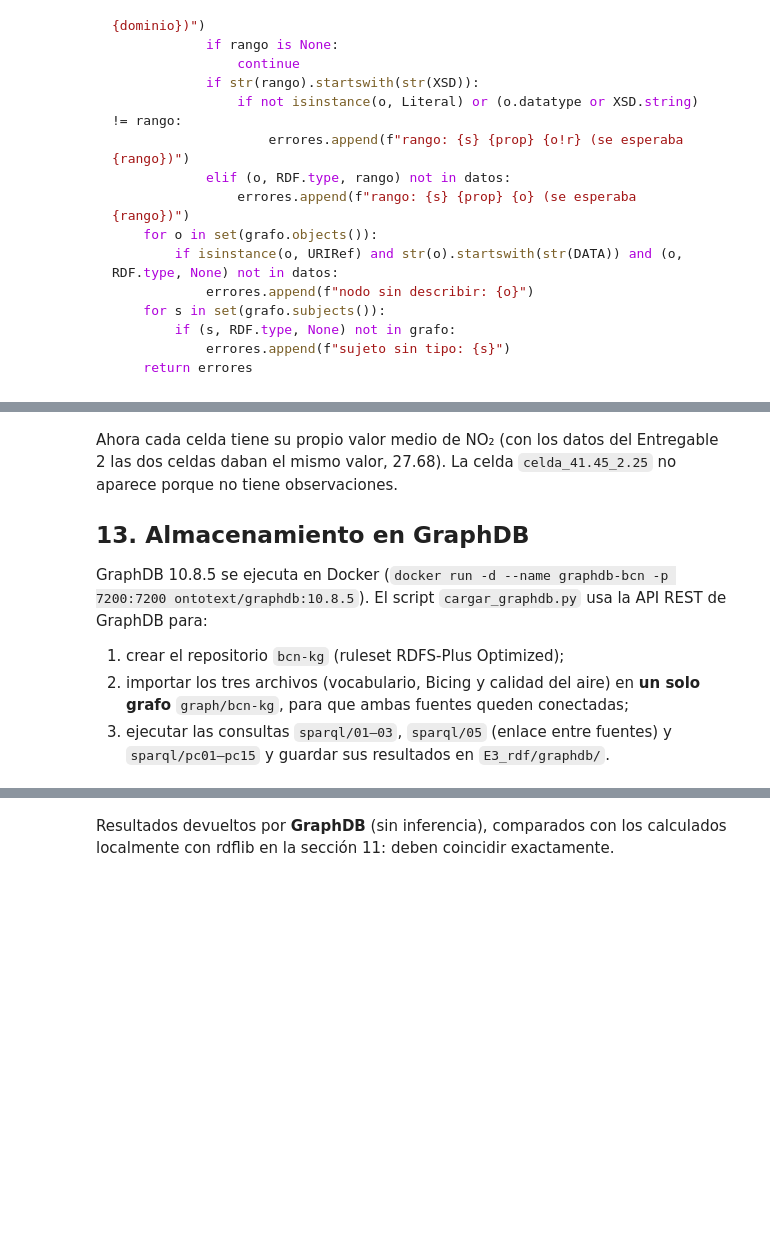
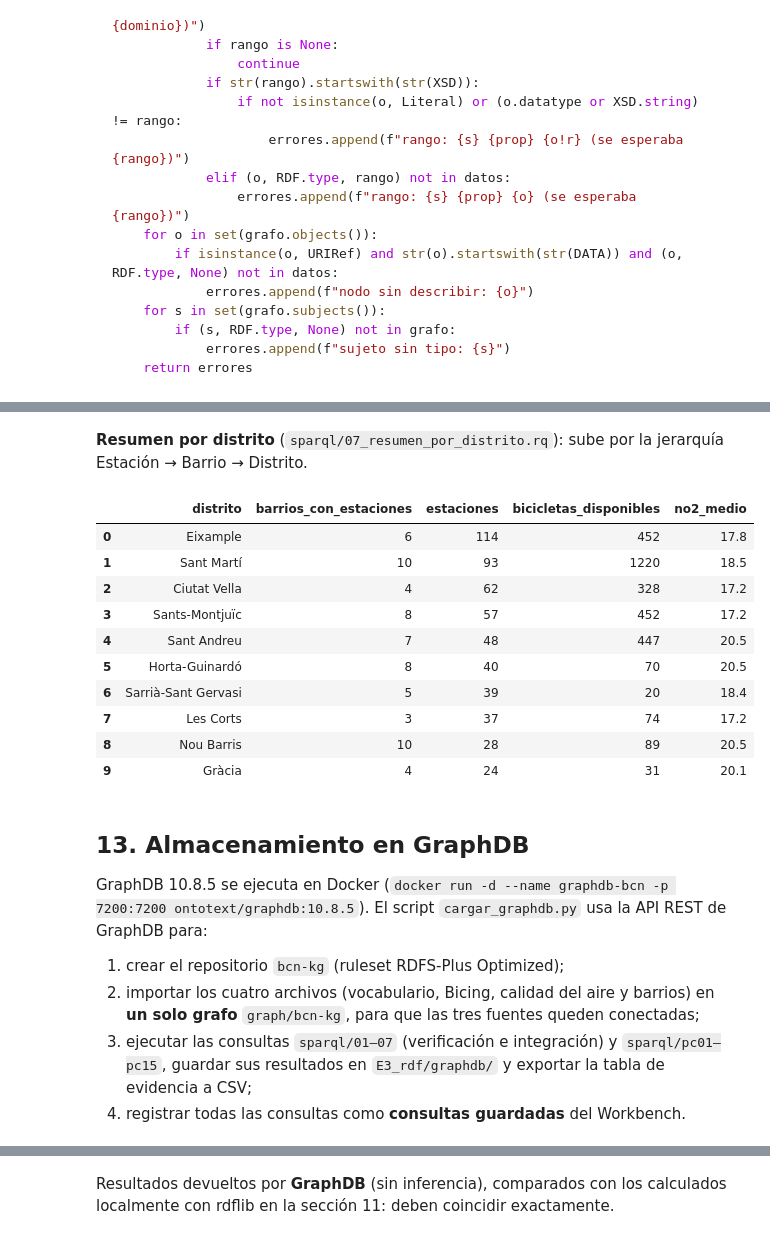
Before and after one commit to alexdgutierrezcordova-nila/smartcity-bcn-knowledge-graph, a Jupyter notebook: E3_rdf/notebooks/E3_generacion_rdf.ipynb, the cells around one changed output, grey strips where cells are left out. Cells and saved outputs as stored; diff of their text form; code cells hidden in the pictures; blank space fills up the shorter version.

```diff
--- a/E3_rdf/notebooks/E3_generacion_rdf.ipynb
+++ b/E3_rdf/notebooks/E3_generacion_rdf.ipynb
@@ -601,15 +753,30 @@ pd.DataFrame([(r.celda.n3(total.namespace_manager), int(r.estaciones), float(r.n
+# %% [markdown]
+**Resumen por distrito** (`sparql/07_resumen_por_distrito.rq`): sube por la jerarquía Estación → Barrio → Distrito.
+# %%
+consultar('07_resumen_por_distrito')
+# %% [output]
+|  | distrito | barrios_con_estaciones | estaciones | bicicletas_disponibles | no2_medio |
+| 0 | Eixample | 6 | 114 | 452 | 17.8 |
+| 1 | Sant Martí | 10 | 93 | 1220 | 18.5 |
+| 2 | Ciutat Vella | 4 | 62 | 328 | 17.2 |
+| 3 | Sants-Montjuïc | 8 | 57 | 452 | 17.2 |
+| 4 | Sant Andreu | 7 | 48 | 447 | 20.5 |
+| 5 | Horta-Guinardó | 8 | 40 | 70 | 20.5 |
+| 6 | Sarrià-Sant Gervasi | 5 | 39 | 20 | 18.4 |
+| 7 | Les Corts | 3 | 37 | 74 | 17.2 |
+| 8 | Nou Barris | 10 | 28 | 89 | 20.5 |
+| 9 | Gràcia | 4 | 24 | 31 | 20.1 |
 # %% [markdown]
-Ahora cada celda tiene su propio valor medio de NO₂ (con los datos del Entregable 2 las dos celdas daban
-el mismo valor, 27.68). La celda `celda_41.45_2.25` no aparece porque no tiene observaciones.
-
 ## 13. Almacenamiento en GraphDB
 
 GraphDB 10.8.5 se ejecuta en Docker (`docker run -d --name graphdb-bcn -p 7200:7200 ontotext/graphdb:10.8.5`).
 El script `cargar_graphdb.py` usa la API REST de GraphDB para:
 1. crear el repositorio `bcn-kg` (ruleset RDFS-Plus Optimized);
-2. importar los tres archivos (vocabulario, Bicing y calidad del aire) en **un solo grafo** `graph/bcn-kg`,
-   para que ambas fuentes queden conectadas;
-3. ejecutar las consultas `sparql/01–03`, `sparql/05` (enlace entre fuentes) y `sparql/pc01–pc15` y guardar sus resultados en `E3_rdf/graphdb/`.
+2. importar los cuatro archivos (vocabulario, Bicing, calidad del aire y barrios) en **un solo grafo** `graph/bcn-kg`,
+   para que las tres fuentes queden conectadas;
+3. ejecutar las consultas `sparql/01–07` (verificación e integración) y `sparql/pc01–pc15`, guardar sus resultados en
+   `E3_rdf/graphdb/` y exportar la tabla de evidencia a CSV;
+4. registrar todas las consultas como **consultas guardadas** del Workbench.
 # %%
 ver_codigo(cargar_graphdb.importar)
 # %% [output]
```
Also changed, not shown: parts of 38 cells of this notebook, 16 other files.
